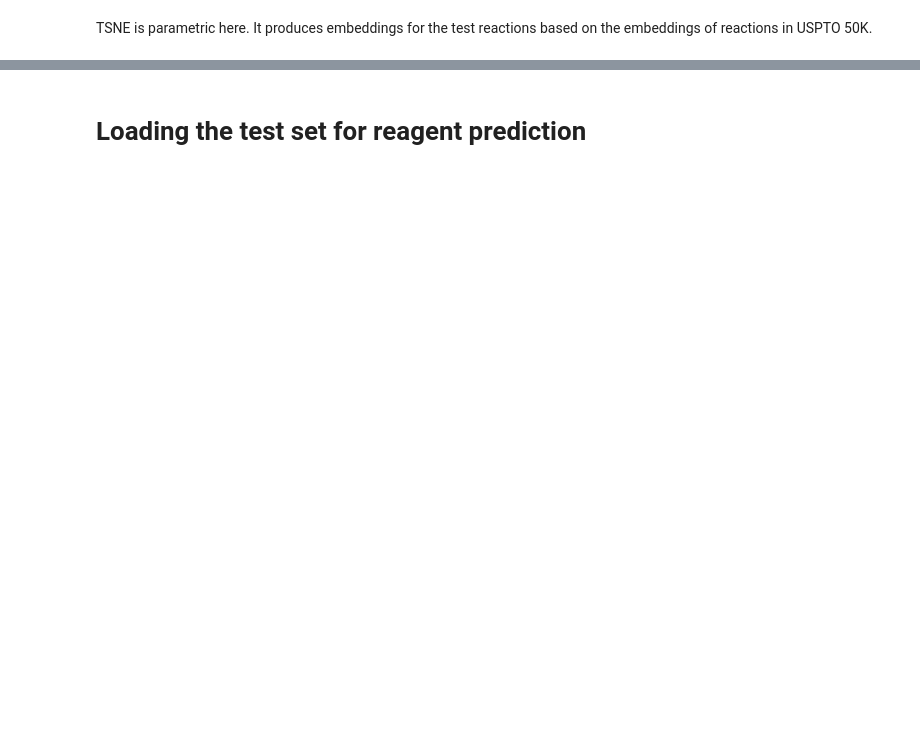
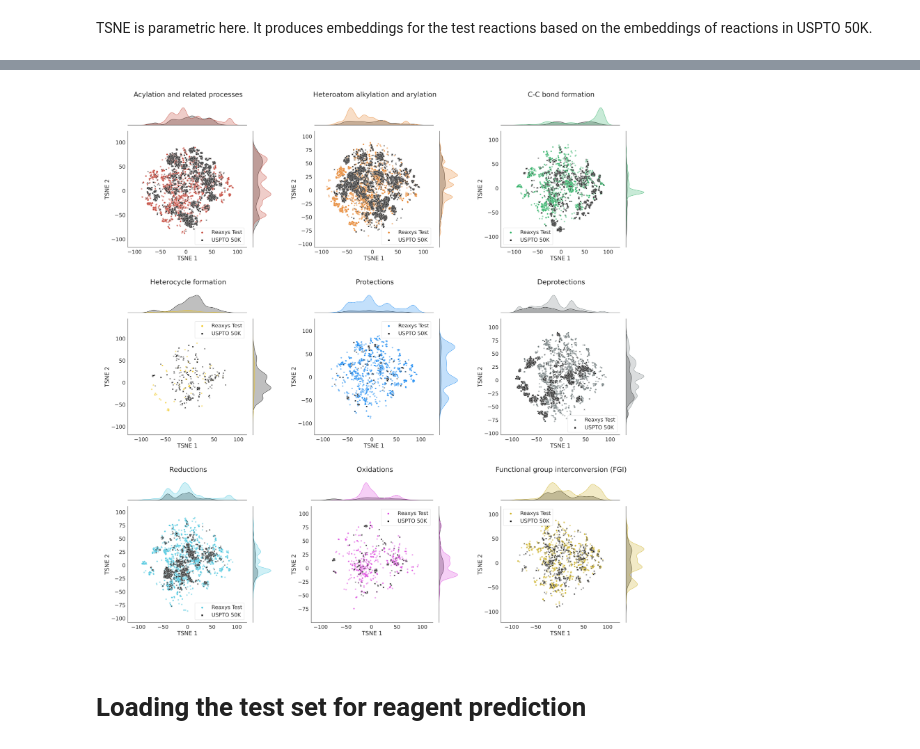
Before and after one commit to Academich/reagents, a Jupyter notebook: notebooks/Results.ipynb, the cells around one changed output, grey strips where cells are left out. Saved outputs shown, nothing was run; the diff lists cells and outputs as text; code cells hidden in the pictures; blank space fills up the shorter version.

```diff
--- a/notebooks/Results.ipynb
+++ b/notebooks/Results.ipynb
@@ -415,24 +483,39 @@ plot_2d_distribution(
     )
 # %%
 sns.set_theme(style='white', font_scale=1.9)
-for c in CLASS_COLORS:
+for j, c in enumerate(CLASS_COLORS):
     if c in data_in["General class"].unique() and c in data_out["General class"].unique():
         _u = embedding_in[data_in["General class"] == c]
         _r = embedding_out[data_out["General class"] == c]
-        both = np.vstack((_u, _r))
+        both = np.vstack((_r, _u))
         h = sns.jointplot(x=both[:, 0],
                           y=both[:, 1],
                           height=10,
+                          sizes=[40, 40],
                           kind='scatter',
-                          alpha=0.7,
-                          palette=["#000000", CLASS_COLORS[c]],
-                          hue=np.array(["USPTO 50K"] * _u.shape[0] + ["Reaxys Test"] * _r.shape[0]))
+                          alpha=0.5,
+                          palette=[CLASS_COLORS[c], "#000000"],
+                          hue=np.array(["Reaxys Test"] * _r.shape[0] + ["USPTO 50K"] * _u.shape[0]),
+                          style=np.array(["Reaxys Test"] * _r.shape[0] + ["USPTO 50K"] * _u.shape[0]))
         h.set_axis_labels("TSNE 1", "TSNE 2")
         # plt.suptitle(f"TSNE embeddings of points in USPTO 50K and the test set.\nClass: {c}")
         plt.suptitle(c)
         plt.tight_layout()
-        plt.savefig(f"tsne_{c}.png", dpi=300)
-        plt.show()
+        plt.savefig(f"tsne_class_{j}.tiff", dpi=600)
+        plt.close()
+
+f, axarr = plt.subplots(nrows=3, ncols=3, figsize=(24, 24))
+for i, a in enumerate(axarr.flatten()):
+    a.imshow(mpimg.imread(f'tsne_class_{i}.tiff'))
+
+# turn off x and y axis
+[ax.set_axis_off() for ax in axarr.ravel()]
+
+plt.tight_layout()
+plt.savefig(f"tsne_all_classes.tiff", dpi=600, transparent=True)
+plt.show()
+# %% [output]
+[figure, added]
 # %% [markdown]
 # Loading the test set for reagent prediction
 # %%
```
Also changed, not shown: parts of 98 cells of this notebook.
